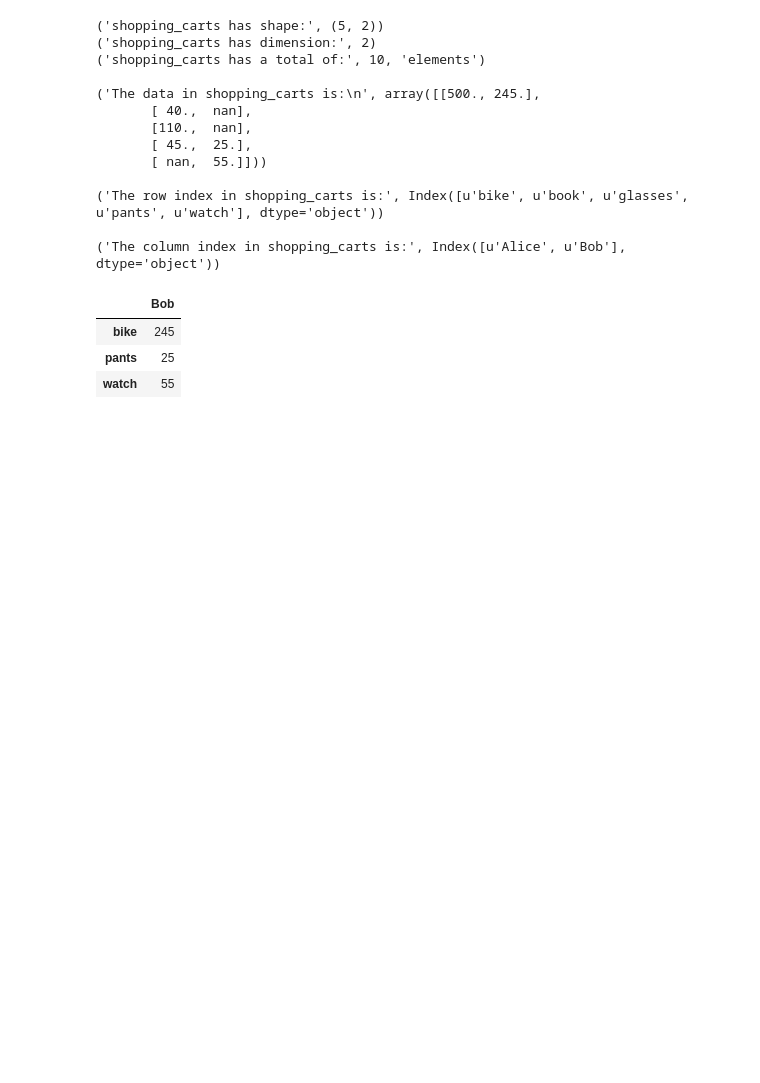
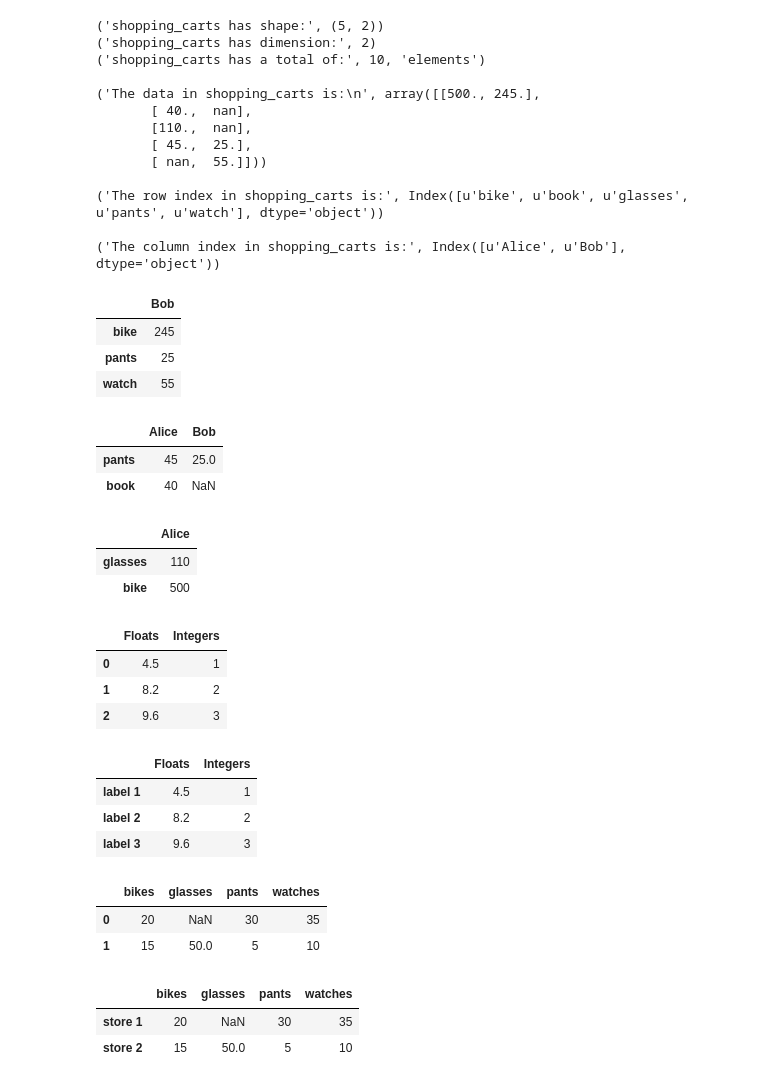
Before and after one commit to classofai/AIPND, a Jupyter notebook: Pandas/Pandas.ipynb, the cells around one changed output. Saved outputs shown, nothing was run; the diff lists cells and outputs as text; code cells hidden in the pictures; blank space fills up the shorter version.

```diff
--- a/Pandas/Pandas.ipynb
+++ b/Pandas/Pandas.ipynb
@@ -399,3 +401,81 @@ bob_shopping_cart
 | bike | 245 |
 | pants | 25 |
 | watch | 55 |
+# %%
+# We Create a DataFrame that only has selected items for both Alice and Bob
+sel_shopping_cart = pd.DataFrame(items, index = ['pants', 'book'])
+
+# We display sel_shopping_cart
+sel_shopping_cart
+# %% [output]
+|  | Alice | Bob |
+| pants | 45 | 25.0 |
+| book | 40 | NaN |
+# %%
+# We Create a DataFrame that only has selected items for Alice
+alice_sel_shopping_cart = pd.DataFrame(items, index = ['glasses', 'bike'], columns = ['Alice'])
+
+# We display alice_sel_shopping_cart
+alice_sel_shopping_cart
+# %% [output]
+|  | Alice |
+| glasses | 110 |
+| bike | 500 |
+# %%
+# We create a dictionary of lists (arrays)
+data = {'Integers' : [1,2,3],
+        'Floats' : [4.5, 8.2, 9.6]}
+
+# We create a DataFrame
+df = pd.DataFrame(data)
+
+# We display the DataFrame
+df
+# %% [output]
+|  | Floats | Integers |
+| 0 | 4.5 | 1 |
+| 1 | 8.2 | 2 |
+| 2 | 9.6 | 3 |
+# %%
+# We create a dictionary of lists (arrays)
+data = {'Integers' : [1,2,3],
+        'Floats' : [4.5, 8.2, 9.6]}
+
+# We create a DataFrame and provide the row index
+df = pd.DataFrame(data, index = ['label 1', 'label 2', 'label 3'])
+
+# We display the DataFrame
+df
+# %% [output]
+|  | Floats | Integers |
+| label 1 | 4.5 | 1 |
+| label 2 | 8.2 | 2 |
+| label 3 | 9.6 | 3 |
+# %%
+# We create a list of Python dictionaries
+items2 = [{'bikes': 20, 'pants': 30, 'watches': 35},
+          {'watches': 10, 'glasses': 50, 'bikes': 15, 'pants':5}]
+
+# We create a DataFrame
+store_items = pd.DataFrame(items2)
+
+# We display the DataFrame
+store_items
+# %% [output]
+|  | bikes | glasses | pants | watches |
+| 0 | 20 | NaN | 30 | 35 |
+| 1 | 15 | 50.0 | 5 | 10 |
+# %%
+# We create a list of Python dictionaries
+items2 = [{'bikes': 20, 'pants': 30, 'watches': 35},
+          {'watches': 10, 'glasses': 50, 'bikes': 15, 'pants':5}]
+
+# We create a DataFrame
+store_items = pd.DataFrame(items2, index = ['store 1', 'store 2'])
+
+# We display the DataFrame
+store_items
+# %% [output]
+|  | bikes | glasses | pants | watches |
+| store 1 | 20 | NaN | 30 | 35 |
+| store 2 | 15 | 50.0 | 5 | 10 |
```
Also changed, not shown: parts of 5 cells of this notebook.
